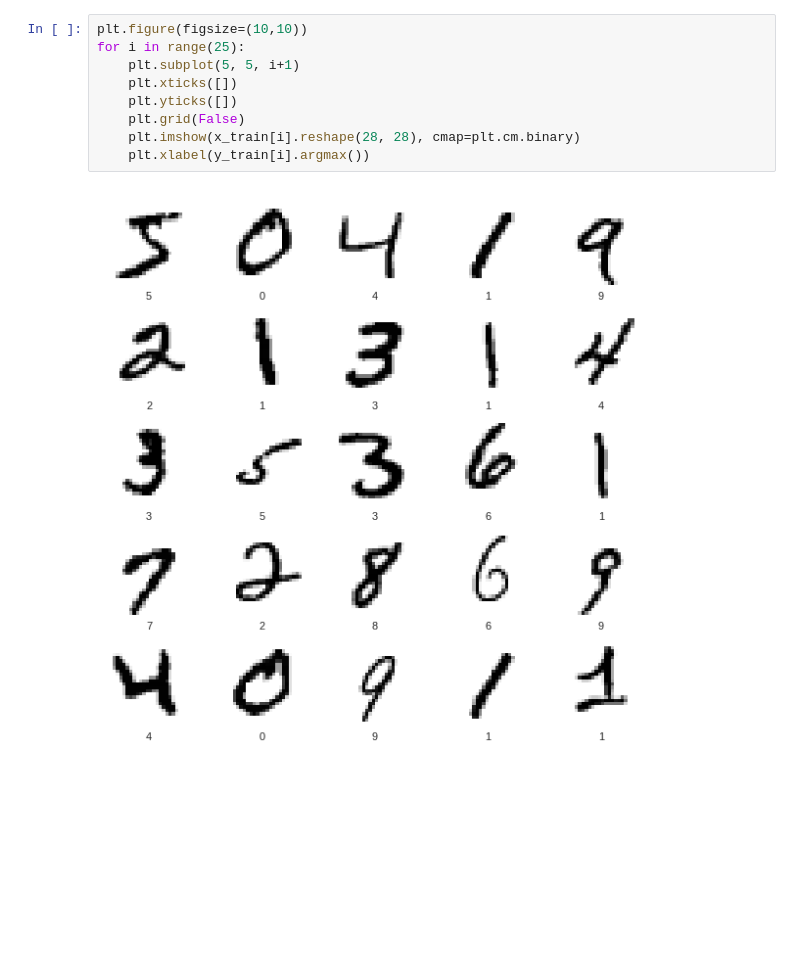
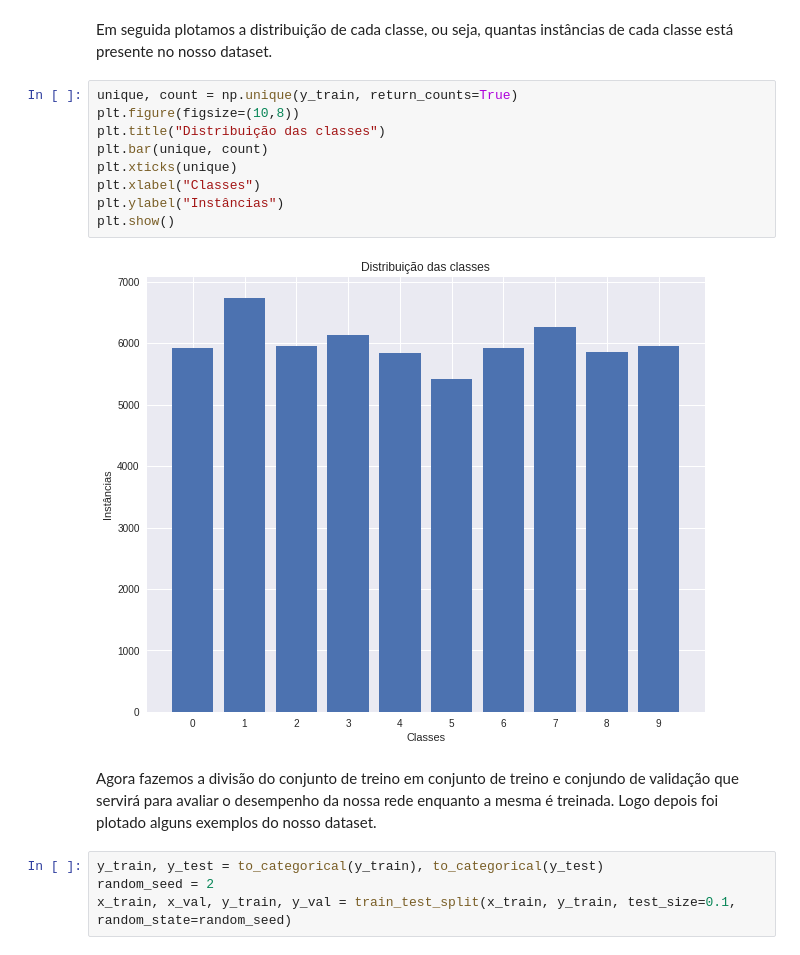
Before and after one commit to Juniorlimaivd/redes-neurais-cin, a Jupyter notebook: miniprojeto2/mnist_cnn.ipynb, the cells around one changed output. Cells and saved outputs as stored; diff of their text form; blank space fills up the shorter version.

```diff
--- a/miniprojeto2/mnist_cnn.ipynb
+++ b/miniprojeto2/mnist_cnn.ipynb
@@ -19,11 +41,19 @@ y_train, y_test = to_categorical(y_train), to_categorical(y_test)
-# %%
-plt.figure(figsize=(10,10))
-for i in range(25):
-    plt.subplot(5, 5, i+1)
-    plt.xticks([])
-    plt.yticks([])
-    plt.grid(False)
-    plt.imshow(x_train[i].reshape(28, 28), cmap=plt.cm.binary)
-    plt.xlabel(y_train[i].argmax())
-# %% [output]
-[figure, removed]
+# %% [markdown]
+Em seguida plotamos a distribuição de cada classe, ou seja, quantas instâncias de cada classe está presente no nosso dataset.
+# %%
+unique, count = np.unique(y_train, return_counts=True)
+plt.figure(figsize=(10,8))
+plt.title("Distribuição das classes")
+plt.bar(unique, count)
+plt.xticks(unique)
+plt.xlabel("Classes")
+plt.ylabel("Instâncias")
+plt.show()
+# %% [output]
+[figure, added]
+# %% [markdown]
+Agora fazemos a divisão do conjunto de treino em conjunto de treino e conjundo de validação que servirá para avaliar o desempenho da nossa rede enquanto a mesma é treinada. Logo depois foi plotado alguns exemplos do nosso dataset.
+# %%
+y_train, y_test = to_categorical(y_train), to_categorical(y_test)
+random_seed = 2
+x_train, x_val, y_train, y_val = train_test_split(x_train, y_train, test_size=0.1, random_state=random_seed)
```
Also changed, not shown: parts of 26 cells of this notebook.
